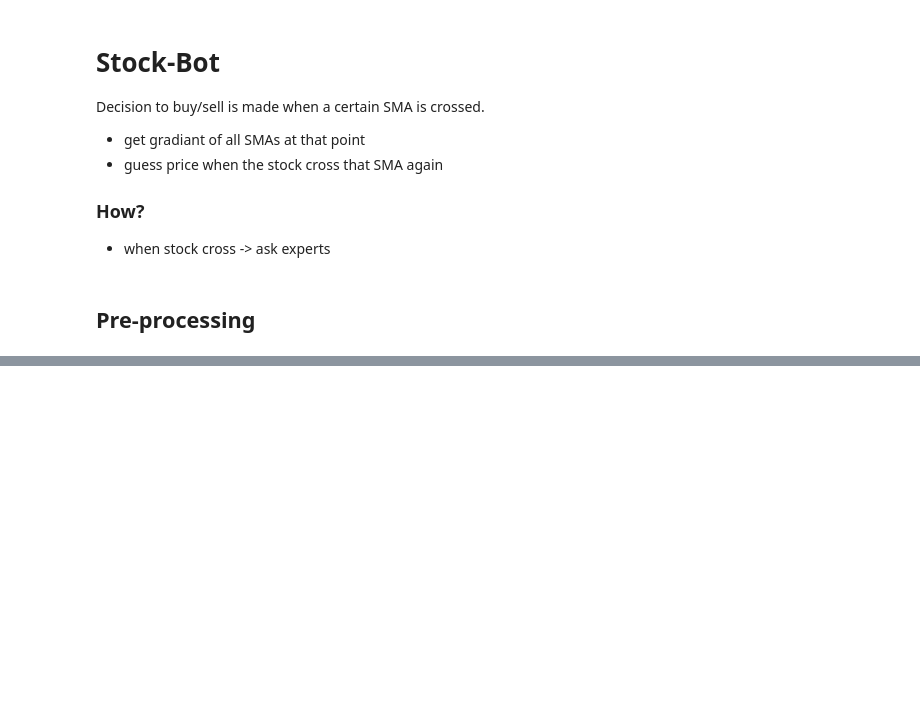
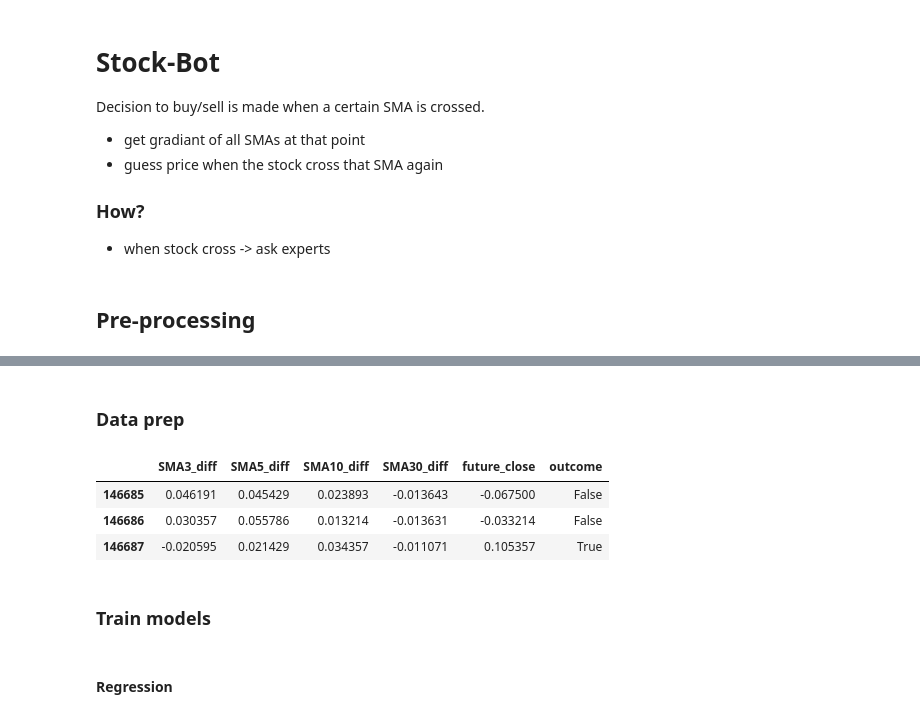
Before and after one commit to davidmccleave/eda, a Jupyter notebook: stock-bot/basic.ipynb, the cells around one changed output, grey strips where cells are left out. Saved outputs shown, nothing was run; the diff lists cells and outputs as text; code cells hidden in the pictures; blank space fills up the shorter version.

```diff
--- a/stock-bot/basic.ipynb
+++ b/stock-bot/basic.ipynb
@@ -74,0 +77,8 @@ appl_df[['Close', 'SMA3', 'SMA5', 'SMA10', 'SMA30']].plot(label='AAPL', figsize=
+# %%
+# Calculate SMA gradients
+for size in ma_sizes:
+    appl_df[f'SMA{size}_diff'] = appl_df[f'SMA{size}'] - appl_df[f'SMA{size}'].shift(1)
+
+# Calculate Close value in 5 days time
+appl_df['future_close'] = appl_df['Close'].shift(-5) - appl_df['Close']
+appl_df.dropna(inplace=True)
@@ -74,0 +103,11 @@ appl_df[['Close', 'SMA3', 'SMA5', 'SMA10', 'SMA30']].plot(label='AAPL', figsize=
+# %% [markdown]
+### Data prep
+# %%
+df = appl_df[['Date', 'SMA3_diff', 'SMA5_diff', 'SMA10_diff', 'SMA30_diff', 'future_close']].sort_values(by='Date').drop(columns=['Date'])
+df['outcome'] = df['future_close'] > 0
+df.head(3)
+# %% [output]
+|  | SMA3_diff | SMA5_diff | SMA10_diff | SMA30_diff | future_close | outcome |
+| 146685 | 0.046191 | 0.045429 | 0.023893 | -0.013643 | -0.067500 | False |
+| 146686 | 0.030357 | 0.055786 | 0.013214 | -0.013631 | -0.033214 | False |
+| 146687 | -0.020595 | 0.021429 | 0.034357 | -0.011071 | 0.105357 | True |
@@ -74,0 +117,4 @@ appl_df[['Close', 'SMA3', 'SMA5', 'SMA10', 'SMA30']].plot(label='AAPL', figsize=
+# %% [markdown]
+### Train models
+# %% [markdown]
+#### Regression
```
Also changed, not shown: parts of 16 cells of this notebook.
